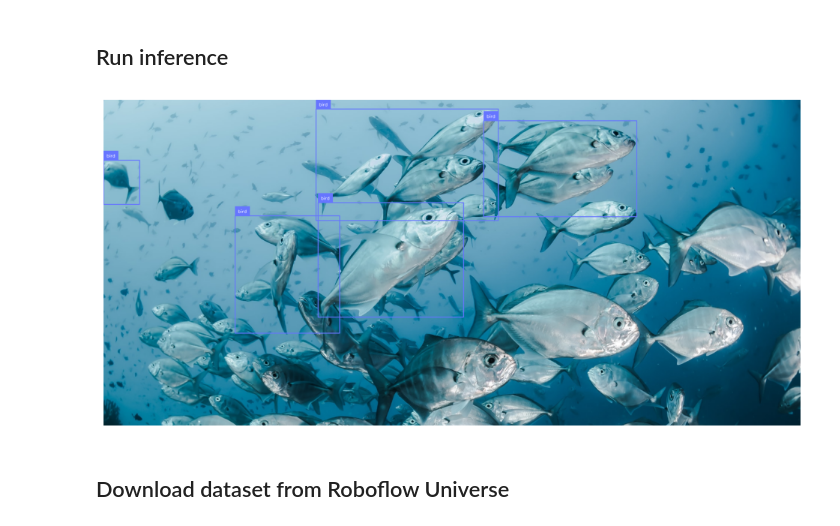
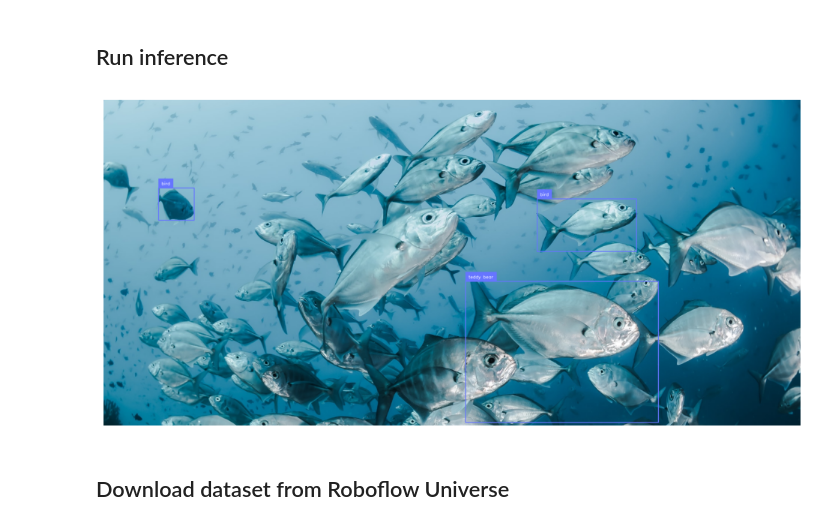
Before and after one commit to laurent-pereira/yolo-notebooks, a Jupyter notebook: notebooks/train-yolo-fish-model.ipynb, the cells around one changed output. Cells and saved outputs as stored; diff of their text form; code cells hidden in the pictures.

```diff
--- a/notebooks/train-yolo-fish-model.ipynb
+++ b/notebooks/train-yolo-fish-model.ipynb
@@ -83,27 +83,27 @@ Fish-swimming-toget 100%[===================>] 367.51K  --.-KB/s    in 0.07s
 # %%
 import cv2
 from ultralytics import YOLO
 import supervision as sv
 
 
 image_path = f"{HOME}/Fish-swimming-together.jpg"
 image = cv2.imread(image_path)
 
-model = YOLO('yolov8m.pt')
+model = YOLO('yolov8s.pt')
 
 results = model(image, verbose=False)[0]
 detections = sv.Detections.from_ultralytics(results)
 
 box_annotator = sv.BoxAnnotator()
 label_annotator = sv.LabelAnnotator()
 
 annotated_image = image.copy()
 annotated_image = box_annotator.annotate(scene=annotated_image, detections=detections)
 annotated_image = label_annotator.annotate(scene=annotated_image, detections=detections)
 
 sv.plot_image(annotated_image)
 # %% [output]
-[figure, old version]
+[figure, new version]
 # %% [markdown]
 ## Download dataset from Roboflow Universe
 # %%
```
Also changed, not shown: parts of 17 cells of this notebook, 1 other file.
